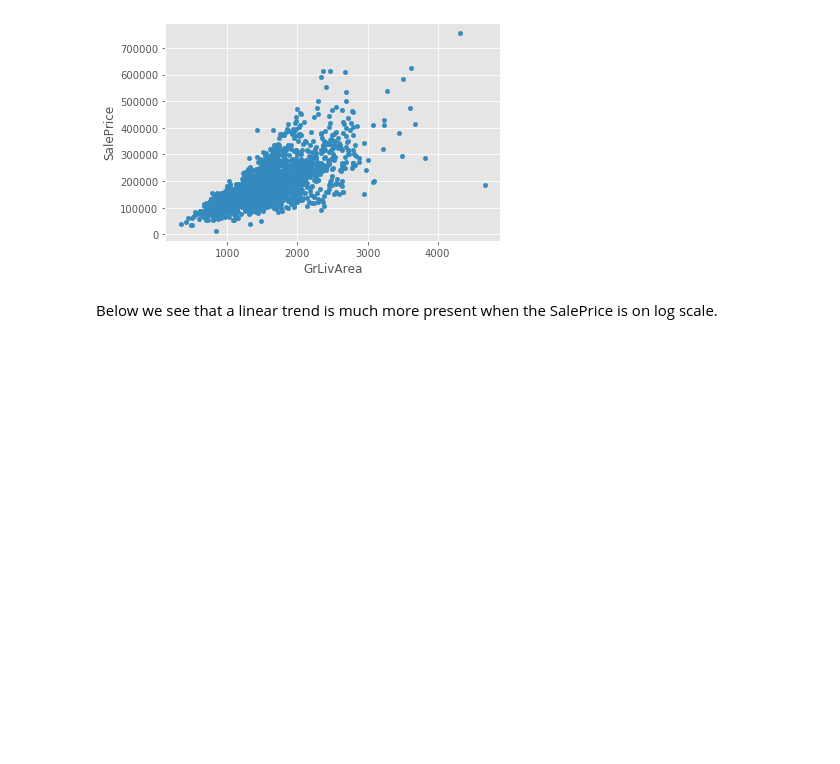
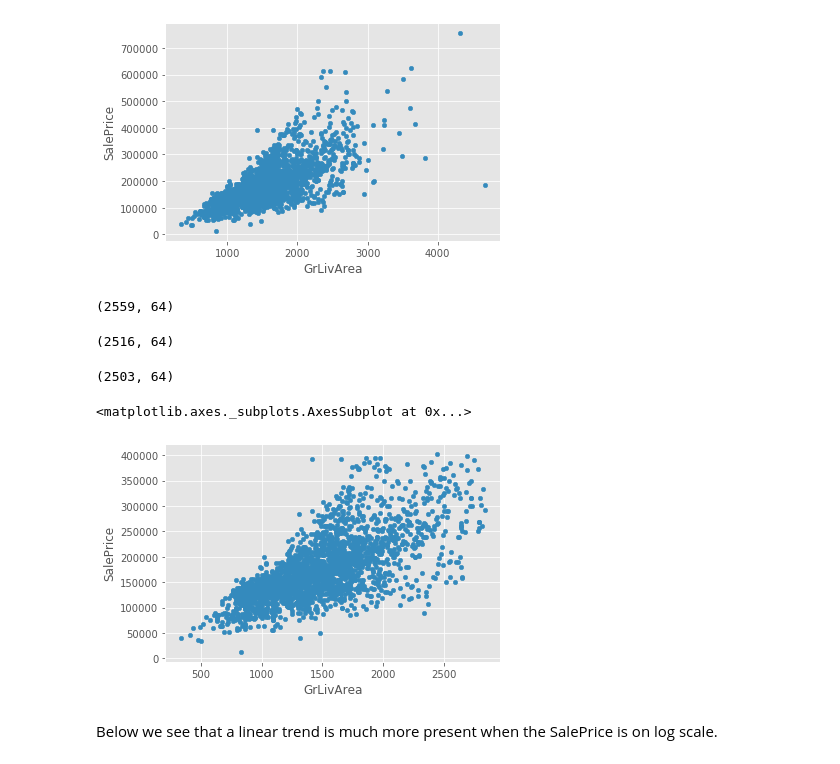
Before and after one commit to mhope321/ML-Project, a Jupyter notebook: Garrett/GBM_with_Feature_Selection_SalePrice.ipynb, the cells around one changed output. Drawn from its saved outputs; the diff is of its cells as text; code cells hidden in the pictures; blank space fills up the shorter version.

```diff
--- a/Garrett/GBM_with_Feature_Selection_SalePrice.ipynb
+++ b/Garrett/GBM_with_Feature_Selection_SalePrice.ipynb
@@ -24,4 +25,35 @@ housing.plot.scatter(x='GrLivArea', y='SalePrice')
 # %% [output]
 <matplotlib.axes._subplots.AxesSubplot at 0x...>
 [figure]
+# %%
+housing.shape
+# %% [output]
+(2559, 64)
+# %%
+mean = np.mean(housing['SalePrice'])
+std = np.std(housing['SalePrice'])
+threshold = 3
+
+# find outliers
+housing = housing[(housing['SalePrice'] < mean + threshold * std)]
+housing = housing[housing['SalePrice'] > mean - threshold * std]
+housing.shape
+# %% [output]
+(2516, 64)
+# %%
+mean = np.mean(housing['GrLivArea'])
+std = np.std(housing['GrLivArea'])
+threshold = 3
+
+# find outliers
+housing = housing[(housing['GrLivArea'] < mean + threshold * std)]
+housing = housing[housing['GrLivArea'] > mean - threshold * std]
+housing.shape
+# %% [output]
+(2503, 64)
+# %%
+housing.plot.scatter(x='GrLivArea', y='SalePrice')
+# %% [output]
+<matplotlib.axes._subplots.AxesSubplot at 0x...>
+[figure, added]
 # %%
```
Also changed, not shown: parts of 12 cells of this notebook.
